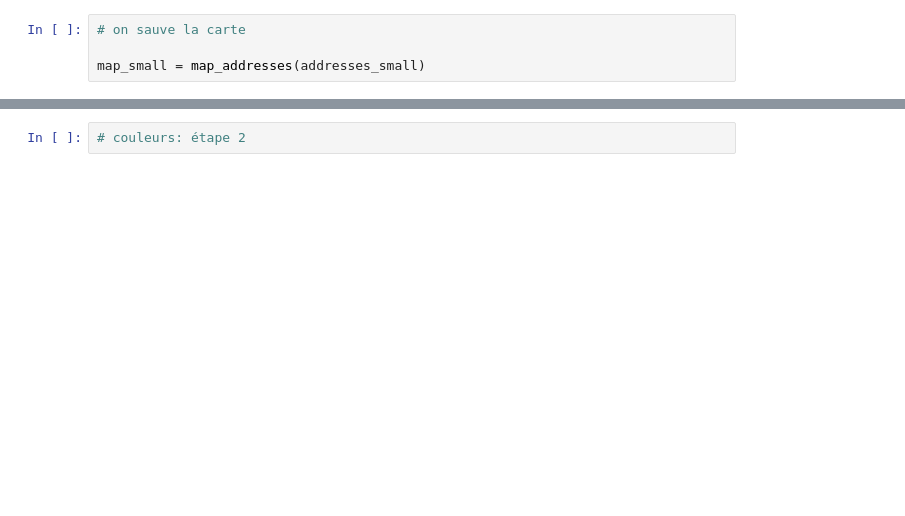
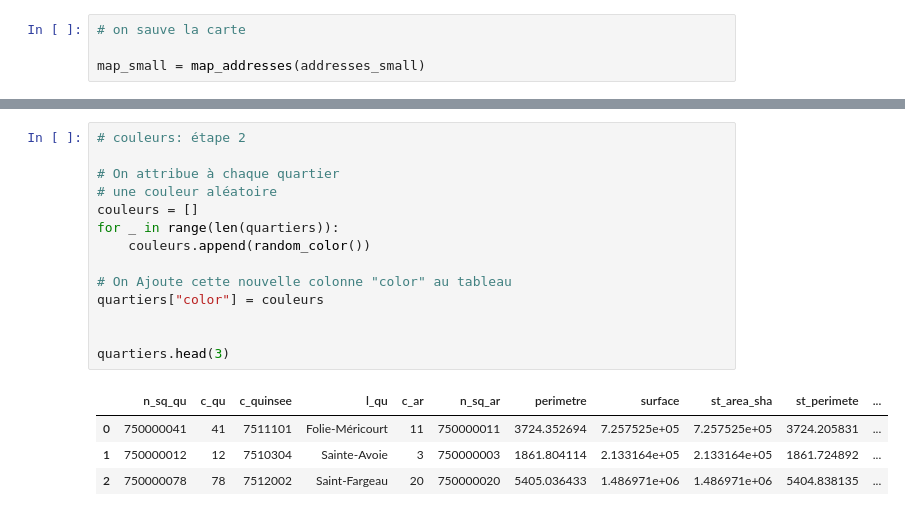
Before and after one commit to alfredmarchon-rgb/TP-5, a Jupyter notebook: tp.ipynb, the cells around one changed output, grey strips where cells are left out. Drawn from its saved outputs; the diff is of its cells as text; blank space fills up the shorter version.

```diff
--- a/tp.ipynb
+++ b/tp.ipynb
@@ -292,2 +339,19 @@ random_color()
 # %%
 # couleurs: étape 2
+
+# On attribue à chaque quartier
+# une couleur aléatoire
+couleurs = []
+for _ in range(len(quartiers)):
+    couleurs.append(random_color())
+
+# On Ajoute cette nouvelle colonne "color" au tableau
+quartiers["color"] = couleurs
+
+
+quartiers.head(3)
+# %% [output]
+|  | n_sq_qu | c_qu | c_quinsee | l_qu | c_ar | n_sq_ar | perimetre | surface | st_area_sha | st_perimete | ... |
+| 0 | 750000041 | 41 | 7511101 | Folie-Méricourt | 11 | 750000011 | 3724.352694 | 7.257525e+05 | 7.257525e+05 | 3724.205831 | ... |
+| 1 | 750000012 | 12 | 7510304 | Sainte-Avoie | 3 | 750000003 | 1861.804114 | 2.133164e+05 | 2.133164e+05 | 1861.724892 | ... |
+| 2 | 750000078 | 78 | 7512002 | Saint-Fargeau | 20 | 750000020 | 5405.036433 | 1.486971e+06 | 1.486971e+06 | 5404.838135 | ... |
```
Also changed, not shown: parts of 18 cells of this notebook, 3 other files.
